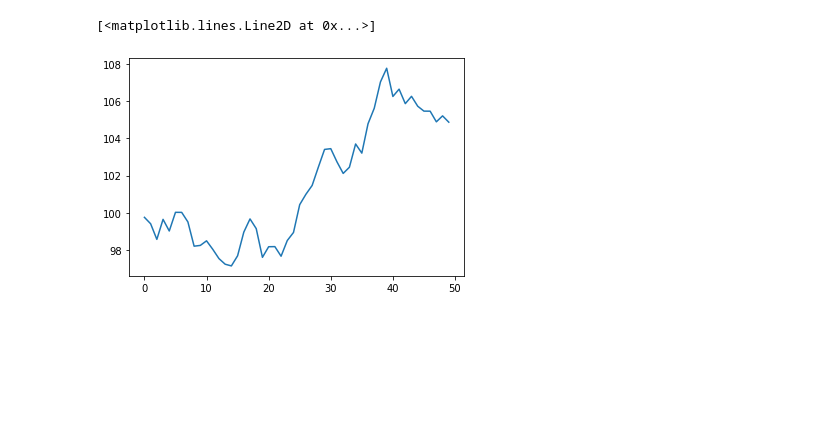
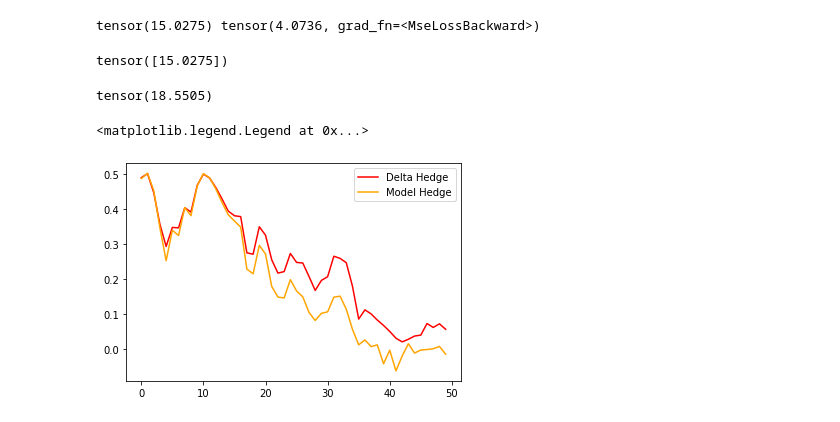
Before and after one commit to svenspa/FML, a Jupyter notebook: example.ipynb, the cells around one changed output. Cells and saved outputs as stored; diff of their text form; code cells hidden in the pictures; blank space fills up the shorter version.

Commit message:
updated example without normalization

```diff
--- a/example.ipynb
+++ b/example.ipynb
@@ -25,18 +24,17 @@ log_dir = os.path.join('experiments', current_time + '_' + comment)
 writer = SummaryWriter(log_dir)
 # %%
 strike = 820
-n_simulations = 50_000
-initial_value = (818 / strike) * 100
+n_simulations = 10_000
+initial_value = 818
 sigma = 0.11
 n_steps = 50
 rf = 0
 fc_dims = [32, 32, 32]
 LR = 0.001
-EPOCHS = 20
+EPOCHS = 10
 BATCH_SIZE = 1000
 p_train = 0.9
 
-strike = (strike / strike) * 100
 
 bs_params = {"n_simulations": n_simulations,
              "n_steps": n_steps,
@@ -55,13 +53,15 @@ payoff_params = {"strike": strike}
 
 n_train = int(p_train * n_simulations)
 n_test = n_simulations - n_train
+cn = ControlNet(n_steps, 1, fc_dims, 1, learn_price=False)
+optimizer = Adam(cn.parameters(), lr=LR)
+#scheduler = ExponentialLR(optimizer, gamma=0.95)
+criterion = torch.nn.MSELoss()
 
-dt = SimulationData(bs_generator, bs_params, bs_call_price, price_params, call_payoff, payoff_params)
-dt_train, dt_test = torch.utils.data.random_split(dt, [n_train, n_test])
-data_loader_train = DataLoader(dt_train, batch_size=BATCH_SIZE, shuffle=True)
-cn = ControlNet(n_steps, 1, fc_dims, 1)
+for i in range(2):
 
-optimizer = Adam(cn.parameters(), lr=LR)
-criterion = torch.nn.MSELoss()
-train(data_loader_train, cn, criterion , optimizer, EPOCHS, writer)
+    dt = SimulationData(bs_generator, bs_params, bs_call_price, price_params, call_payoff, payoff_params)
+    dt_train, dt_test = torch.utils.data.random_split(dt, [n_train, n_test])
+    data_loader_train = DataLoader(dt_train, batch_size=BATCH_SIZE, shuffle=True)
+    train(data_loader_train, cn, criterion , optimizer, EPOCHS, writer)
 # %% [output]
@@ -81,9 +88,35 @@ Epoch 12: : 16batch [05:05,  7.34s/batch, loss=1.94]
-# %%
-a, b, c, d = next(iter(data_loader_train))
-plt.plot(a[0])
-# %% [output]
-[<matplotlib.lines.Line2D at 0x...>]
-[figure, removed]
+# %%
+# Evaluation In-Sample
+
+model_output ,learned_price, model_loss = test(data_loader_train, cn, criterion)
+print(learned_price[0], model_loss)
+# %% [output]
+tensor(15.0275) tensor(4.0736, grad_fn=<MseLossBackward>)
+# %%
+x, x_inc, payoff, price = data_loader_train.dataset[:]
+x_copy = torch.clone(x)
+print(price)
+# %% [output]
+tensor([15.0275])
 # %%
+# Comparison with delta hedging
+
 def delta(x):
     return bs_delta(n_steps, x, sigma, rf, strike)
+
+d_hedge = x.apply_(delta)
+si = stochastic_integral(x_inc, d_hedge)
+delta_loss = criterion(price + si, payoff)
+
+print(delta_loss)
+# %% [output]
+tensor(18.5505)
+# %%
+# Plot without underlying
+
+plt.plot(d_hedge[0], label="Delta Hedge", c='r')
+plt.plot(model_output[0].detach().numpy(), label="Model Hedge", c='orange')
+plt.legend()
+# %% [output]
+<matplotlib.legend.Legend at 0x...>
+[figure, added]
```
Also changed, not shown: parts of 8 cells of this notebook.
